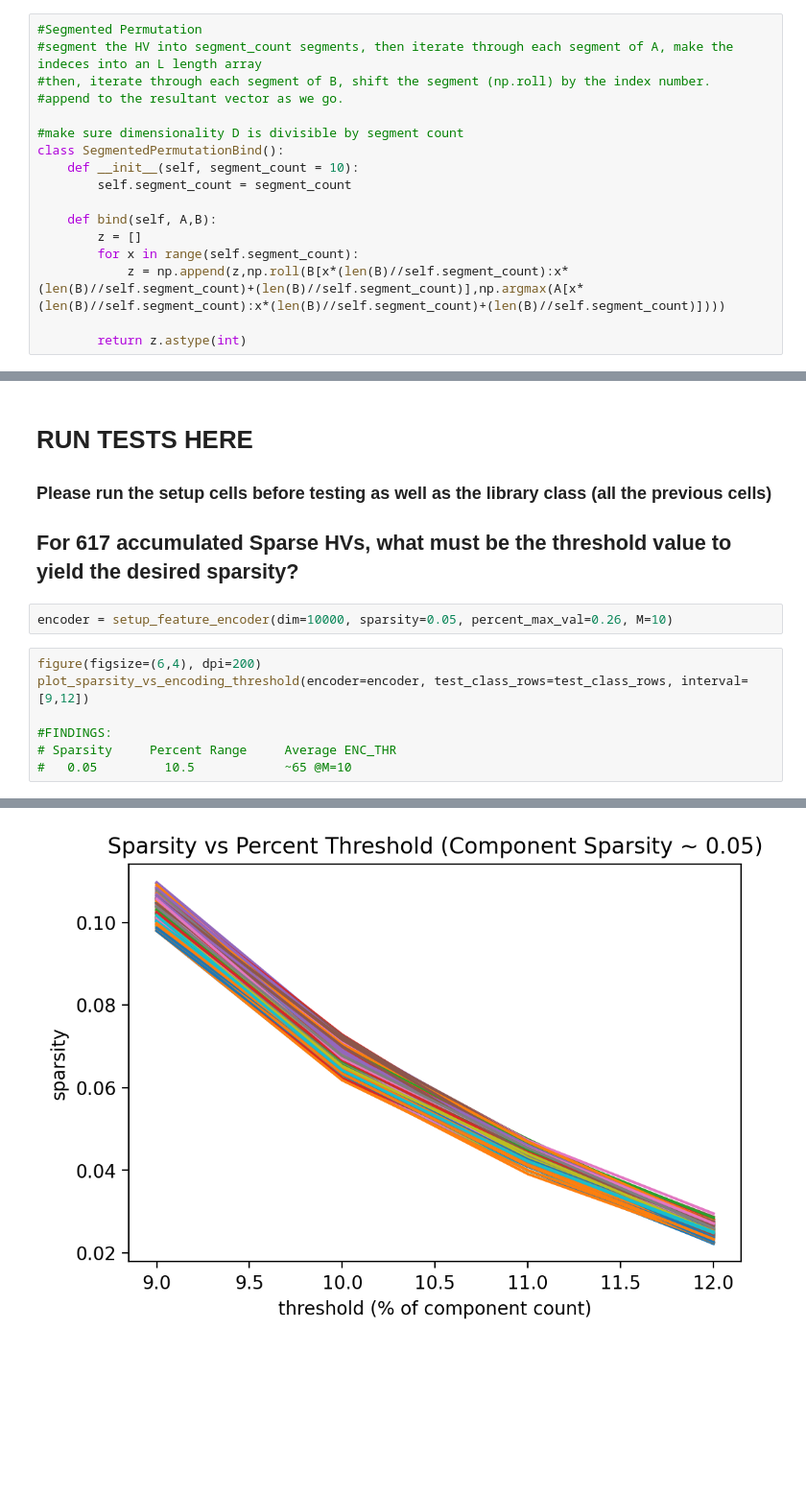
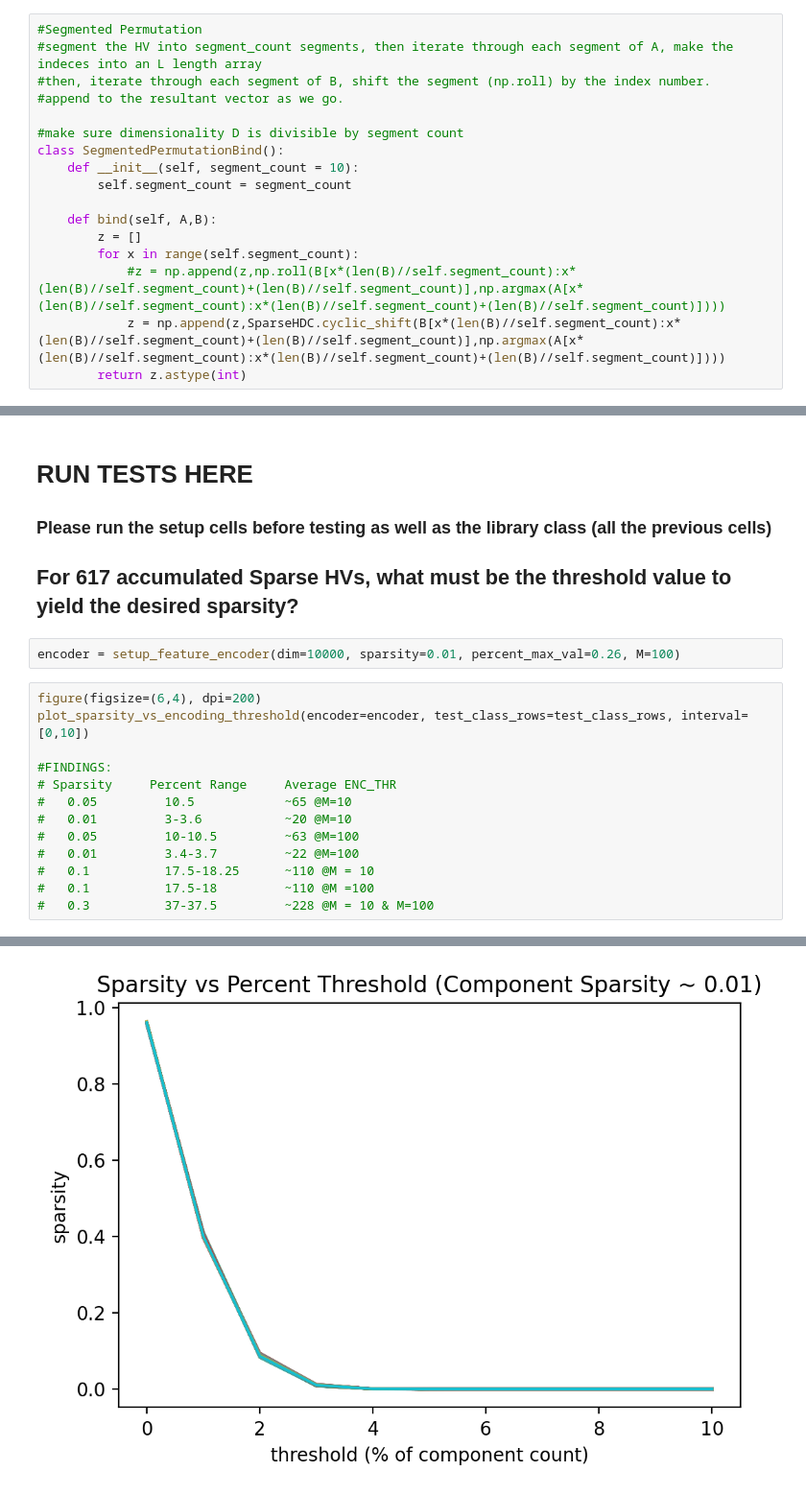
Before and after one commit to regonzalez26/sparse_hdc, a Jupyter notebook: encoding_threshold_test.ipynb, the cells around one changed output, grey strips where cells are left out. Shown at 96% size. Drawn from its saved outputs; the diff is of its cells as text; blank space fills up the shorter version.

```diff
--- a/encoding_threshold_test.ipynb
+++ b/encoding_threshold_test.ipynb
@@ -148,8 +148,8 @@ class SegmentedPermutationBind():
     def bind(self, A,B):
         z = []
         for x in range(self.segment_count):
-            z = np.append(z,np.roll(B[x*(len(B)//self.segment_count):x*(len(B)//self.segment_count)+(len(B)//self.segment_count)],np.argmax(A[x*(len(B)//self.segment_count):x*(len(B)//self.segment_count)+(len(B)//self.segment_count)])))
-
+            #z = np.append(z,np.roll(B[x*(len(B)//self.segment_count):x*(len(B)//self.segment_count)+(len(B)//self.segment_count)],np.argmax(A[x*(len(B)//self.segment_count):x*(len(B)//self.segment_count)+(len(B)//self.segment_count)])))
+            z = np.append(z,SparseHDC.cyclic_shift(B[x*(len(B)//self.segment_count):x*(len(B)//self.segment_count)+(len(B)//self.segment_count)],np.argmax(A[x*(len(B)//self.segment_count):x*(len(B)//self.segment_count)+(len(B)//self.segment_count)])))
         return z.astype(int)
 # %% [markdown]
 # Sparsifiers
@@ -283,15 +283,21 @@ def plot_sparsity_vs_encoding_threshold(encoder, test_class_rows, interval=[0,10
 ### Please run the setup cells before testing as well as the library class (all the previous cells)
 ## For 617 accumulated Sparse HVs, what must be the threshold value to yield the desired sparsity?
 # %%
-encoder = setup_feature_encoder(dim=10000, sparsity=0.05, percent_max_val=0.26, M=10)
+encoder = setup_feature_encoder(dim=10000, sparsity=0.01, percent_max_val=0.26, M=100)
 # %%
 figure(figsize=(6,4), dpi=200)
-plot_sparsity_vs_encoding_threshold(encoder=encoder, test_class_rows=test_class_rows, interval=[9,12])
+plot_sparsity_vs_encoding_threshold(encoder=encoder, test_class_rows=test_class_rows, interval=[0,10])
 
 #FINDINGS:
 # Sparsity     Percent Range     Average ENC_THR
 #   0.05         10.5            ~65 @M=10
+#   0.01         3-3.6           ~20 @M=10
+#   0.05         10-10.5         ~63 @M=100
+#   0.01         3.4-3.7         ~22 @M=100
+#   0.1          17.5-18.25      ~110 @M = 10
+#   0.1          17.5-18         ~110 @M =100
+#   0.3          37-37.5         ~228 @M = 10 & M=100
 # %% [output]
 Deprecated in NumPy 1.20; for more details and guidance: https://numpy.org/devdocs/release/1.20.0-notes.html#deprecations
   return np.array((hv>self.threshold)).astype(np.int)
-[figure, old version]
+[figure, new version]
```
Also changed, not shown: 2 other files.
